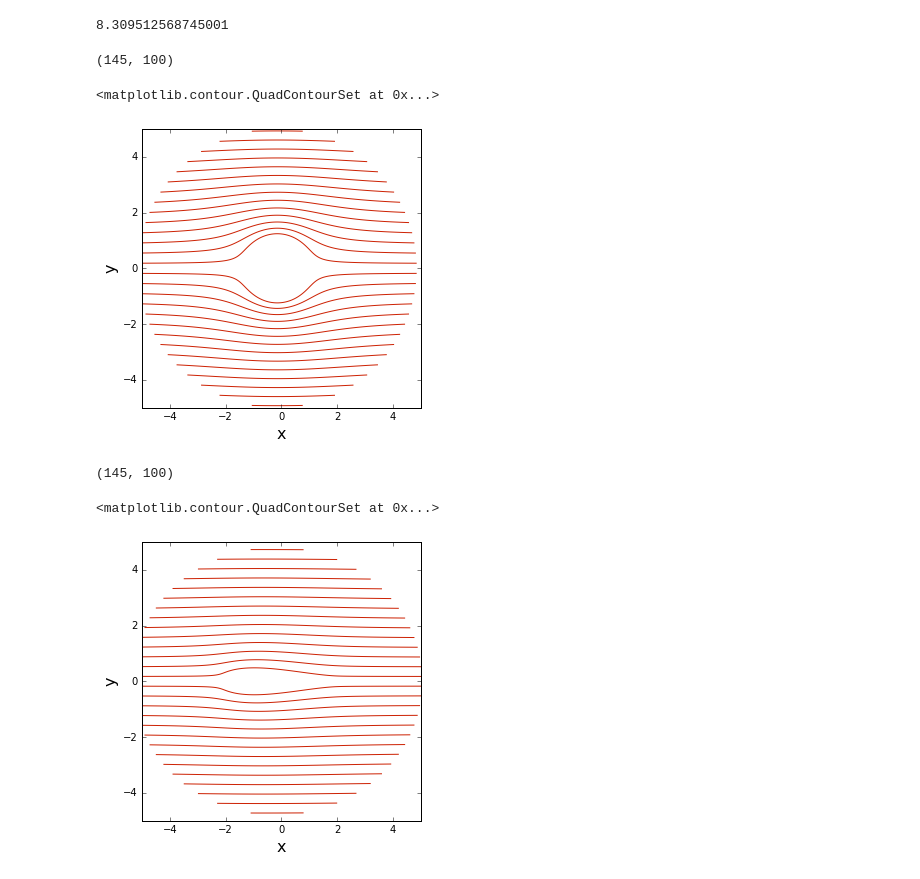
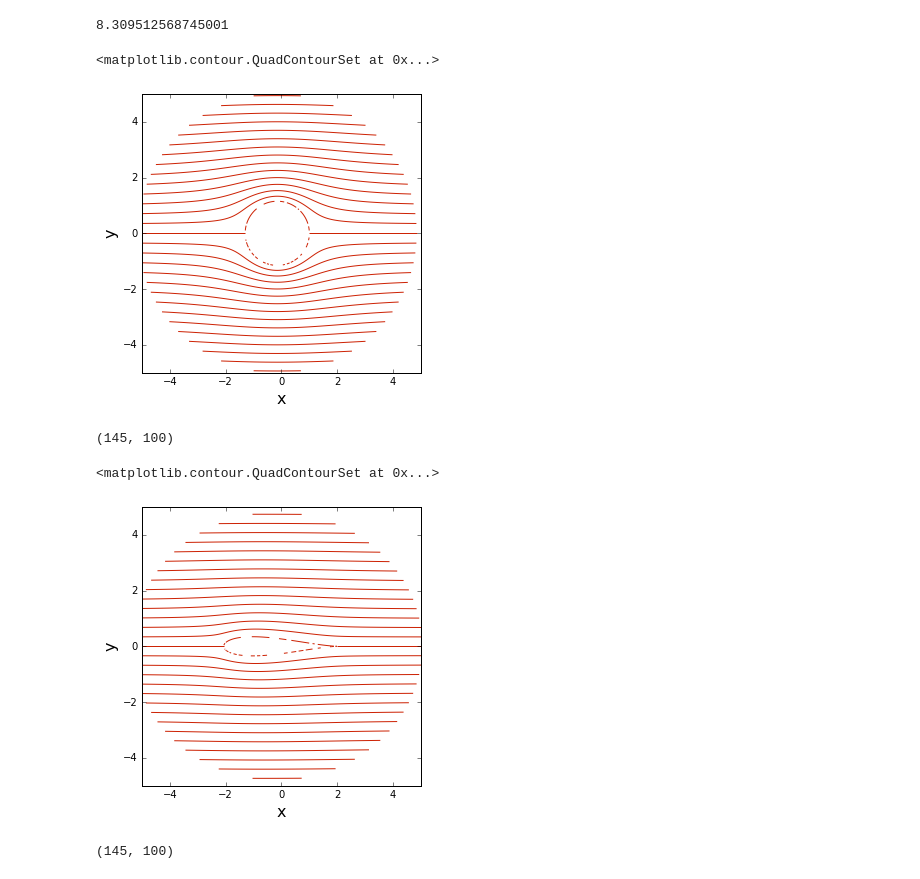
Before and after one commit to Dmphelps89/MAE6226-1, a Jupyter notebook: Assignment06.ipynb, the cells around one changed output. Drawn from its saved outputs; the diff is of its cells as text; code cells hidden in the pictures.

```diff
--- a/Assignment06.ipynb
+++ b/Assignment06.ipynb
@@ -35,8 +37,10 @@ x = R*numpy.cos(theta)
 y = R*numpy.sin(theta)
 c = 1.0
 # %%
+#define a fuction to get the transfomation
 def get_E(x, y):
-
+    """Returns the transformation generated by the cartesian coordinates
+    """
     z = x + y*1j
     E = z + c**2/z
 
@@ -97,15 +104,15 @@ pyplot.scatter(E3.real,E3.imag, s=10, color='#CD2305', marker='o', linewidth=0)
 <matplotlib.collections.PathCollection at 0x...>
 [figure]
 # %%
-delta_x, delta_y = -0.15, 0
+delta_x1, delta_y1 = -0.15, 0
 R4 = 1.15
 
 r = numpy.linspace(R4, 5, 100)
 theta1 = numpy.linspace(0, 2*math.pi, 145)
-R, THETA = numpy.meshgrid(r, theta1)
+R_m, THETA = numpy.meshgrid(r, theta1)
 
-x4 = R*numpy.cos(THETA)+delta_x
-y4 = R*numpy.sin(THETA)+delta_y
+x4 = R_m*numpy.cos(THETA)+delta_x1
+y4 = R_m*numpy.sin(THETA)+delta_y1
 
 numpy.shape(x4)
 # %% [output]
@@ -142,17 +149,6 @@ kappa = R5**2*2*math.pi*u_inf
 kappa
 # %% [output]
 8.309512568745001
-# %%
-r = numpy.linspace(R4, 5, 100)
-theta1 = numpy.linspace(0, 2*math.pi, 145)
-R, THETA = numpy.meshgrid(r, theta1)
-
-x4 = R*numpy.cos(THETA)+delta_x
-y4 = R*numpy.sin(THETA)+delta_y
-
-numpy.shape(x4)
-# %% [output]
-(145, 100)
 # %%
 def get_velocity_doublet(strength, xd, yd, X, Y):
     """Returns the velocity field generated by a doublet.
@@ -182,10 +178,10 @@ def get_stream_function_doublet(strength, xd, yd, X, Y):
     return psi
 # %%
 # computes the velocity field on the mesh grid
-u_doublet, v_doublet = get_velocity_doublet(kappa, delta_x, delta_y, x4, y4)
+u_doublet, v_doublet = get_velocity_doublet(kappa, delta_x1, delta_y1, x4, y4)
 
 # computes the stream-function on the mesh grid
-psi_doublet = get_stream_function_doublet(kappa, delta_x, delta_y, x4, y4)
+psi_doublet = get_stream_function_doublet(kappa, delta_x1, delta_y1, x4, y4)
 
 # freestream velocity components
 u_freestream = u_inf * numpy.ones((145, 100), dtype=float)
@@ -205,10 +201,10 @@ pyplot.xlabel('x', fontsize=16)
 pyplot.ylabel('y', fontsize=16)
 pyplot.xlim(-5.0,5.0)
 pyplot.ylim(-5.0,5.0)
-pyplot.contour(x4, y4, psi, levels = numpy.linspace(-5,5,30),colors='#CD2305', linewidths=1, linestyles='solid')
+pyplot.contour(x4, y4, psi, levels = numpy.linspace(-5,5,31),colors='#CD2305', linewidths=1, linestyles='solid')
 # %% [output]
 <matplotlib.contour.QuadContourSet at 0x...>
-[figure, old version]
+[figure, new version]
 # %%
 E5 = get_E(x4, y4)
 numpy.shape(E5)
@@ -217,11 +213,17 @@ numpy.shape(E5)
 # %%
 # plots the streamlines
 pyplot.figure(figsize=(5,5))
 pyplot.xlabel('x', fontsize=16)
 pyplot.ylabel('y', fontsize=16)
 pyplot.xlim(-5.0,5.0)
 pyplot.ylim(-5.0,5.0)
-pyplot.contour(E5.real, E5.imag, psi, levels = numpy.linspace(-5,5,30),colors='#CD2305', linewidths=1, linestyles='solid')
+pyplot.contour(E5.real, E5.imag, psi, levels = numpy.linspace(-5,5,31),colors='#CD2305', linewidths=1, linestyles='solid')
 # %% [output]
 <matplotlib.contour.QuadContourSet at 0x...>
-[figure, old version]
+[figure, new version]
+# %%
+z1 = x4 + y4*1j
+W = (u - v*1j)/(1-(c/z1)**2)
+numpy.shape(z1)
+# %% [output]
+(145, 100)
```
Also changed, not shown: parts of 18 cells of this notebook.
